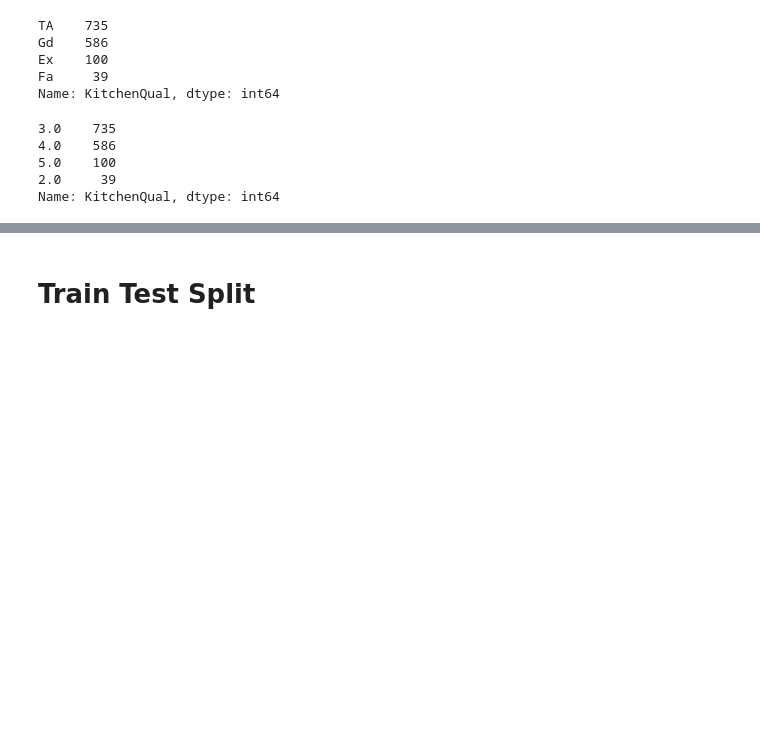
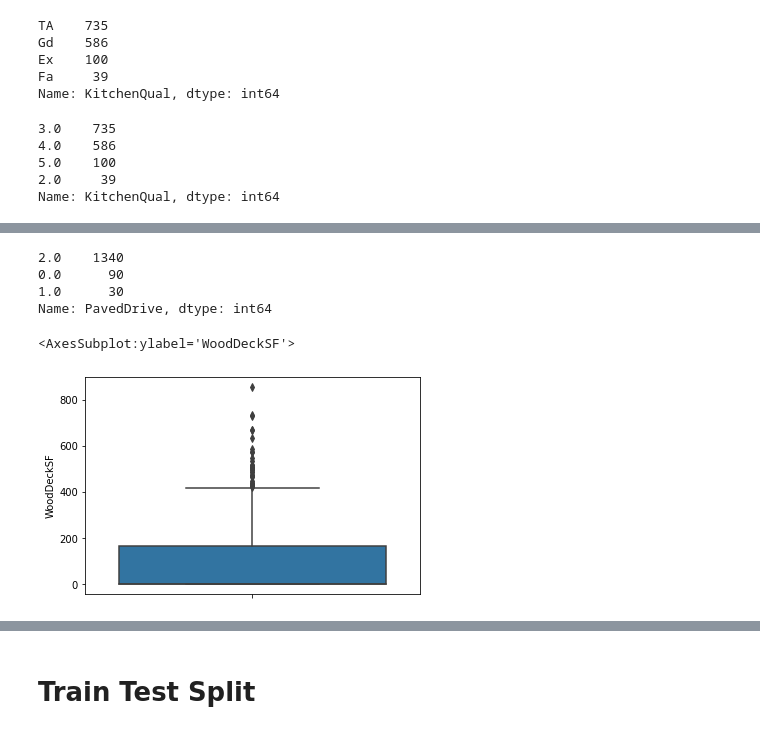
Before and after one commit to TheHamhams/Housing-Kaggle, a Jupyter notebook: Housing Notebook.ipynb, the cells around one changed output, grey strips where cells are left out. Drawn from its saved outputs; the diff is of its cells as text; code cells hidden in the pictures; blank space fills up the shorter version.

```diff
--- a/Housing Notebook.ipynb
+++ b/Housing Notebook.ipynb
@@ -769,0 +853,4 @@ Name: KitchenQual, dtype: int64
+# %%
+training.GarageFinish.value_counts()
+training.GarageFinish.fillna('None', inplace=True)
+training.GarageFinish.value_counts()
@@ -769,0 +872,5 @@ Name: KitchenQual, dtype: int64
+# %%
+training.GarageQual.value_counts()
+training.GarageQual.fillna('NA', inplace=True)
+training.GarageQual = ex_po_ord.fit_transform(training[['GarageQual']])
+training.GarageQual.value_counts()
@@ -769,0 +885,5 @@ Name: KitchenQual, dtype: int64
+# %%
+training.GarageCond.value_counts()
+training.GarageCond.fillna('NA', inplace=True)
+training.GarageCond = ex_po_ord.fit_transform(training[['GarageCond']])
+training.GarageCond.value_counts()
@@ -769,0 +898,17 @@ Name: KitchenQual, dtype: int64
+# %%
+training.PavedDrive.value_counts()
+pave = ['N', 'P', 'Y']
+pave_ord = OrdinalEncoder(categories=[pave])
+
+training.PavedDrive = pave_ord.fit_transform(training[['PavedDrive']])
+training.PavedDrive.value_counts()
+# %% [output]
+2.0    1340
+0.0      90
+1.0      30
+Name: PavedDrive, dtype: int64
+# %%
+sns.boxplot(y=training.WoodDeckSF)
+# %% [output]
+<AxesSubplot:ylabel='WoodDeckSF'>
+[figure, added]
```
Also changed, not shown: parts of 18 cells of this notebook, 1 other file.
